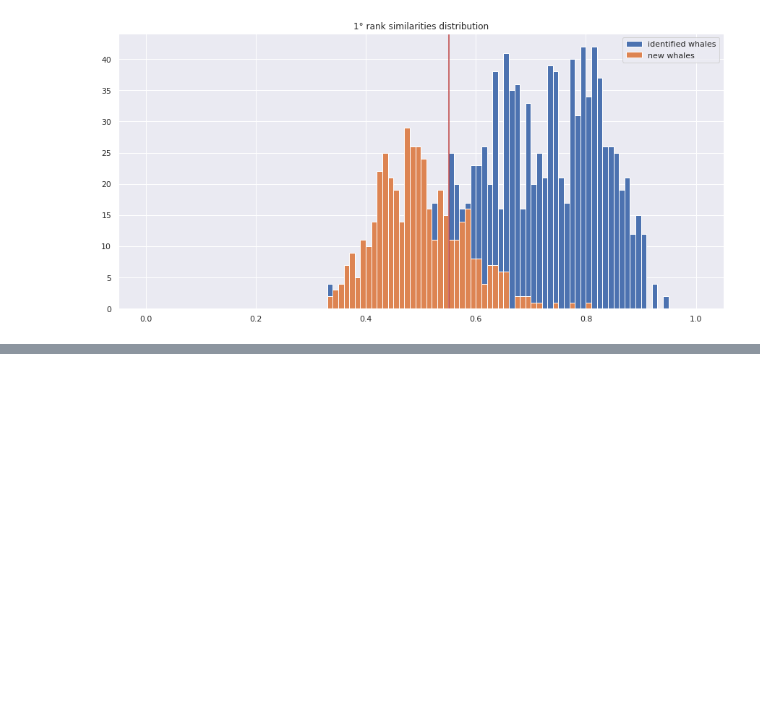
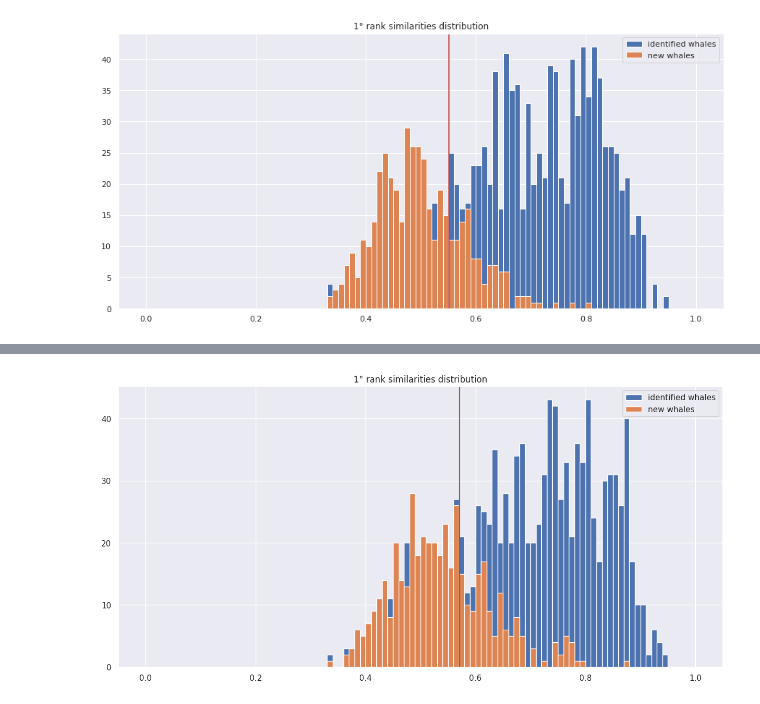
Before and after one commit to LemuelPuglisi/humpback-whale, a Jupyter notebook: notebooks/new-whales-threshold.ipynb, the cells around one changed output, grey strips where cells are left out. Cells and saved outputs as stored; diff of their text form; code cells hidden in the pictures; blank space fills up the shorter version.

```diff
--- a/notebooks/new-whales-threshold.ipynb
+++ b/notebooks/new-whales-threshold.ipynb
@@ -156,0 +242,18 @@ plt.show()
+# %%
+faiss_index = faiss.IndexFlatIP(embedding_dim)
+faiss_index.add(embeddings) # type: ignore
+similarities, results = faiss_index.search(embeddings, 6)
+similarities = similarities[:, 1:]
+
+top1_wid = similarities[ whales != -1, 0 ]
+top1_new = similarities[ whales == -1, 0 ]
+
+fig, ax = plt.subplots(figsize=(15, 7))
+ax.hist(top1_wid, bins=100, range=(0, 1), label='identified whales')
+ax.hist(top1_new, bins=100, range=(0, 1), label='new whales')
+ax.axvline(optimal_threshold, color='#bf4342')
+ax.title.set_text('1° rank similarities distribution')
+ax.legend()
+plt.show()
+# %% [output]
+[figure, added]
```
Also changed, not shown: parts of 6 cells of this notebook.
